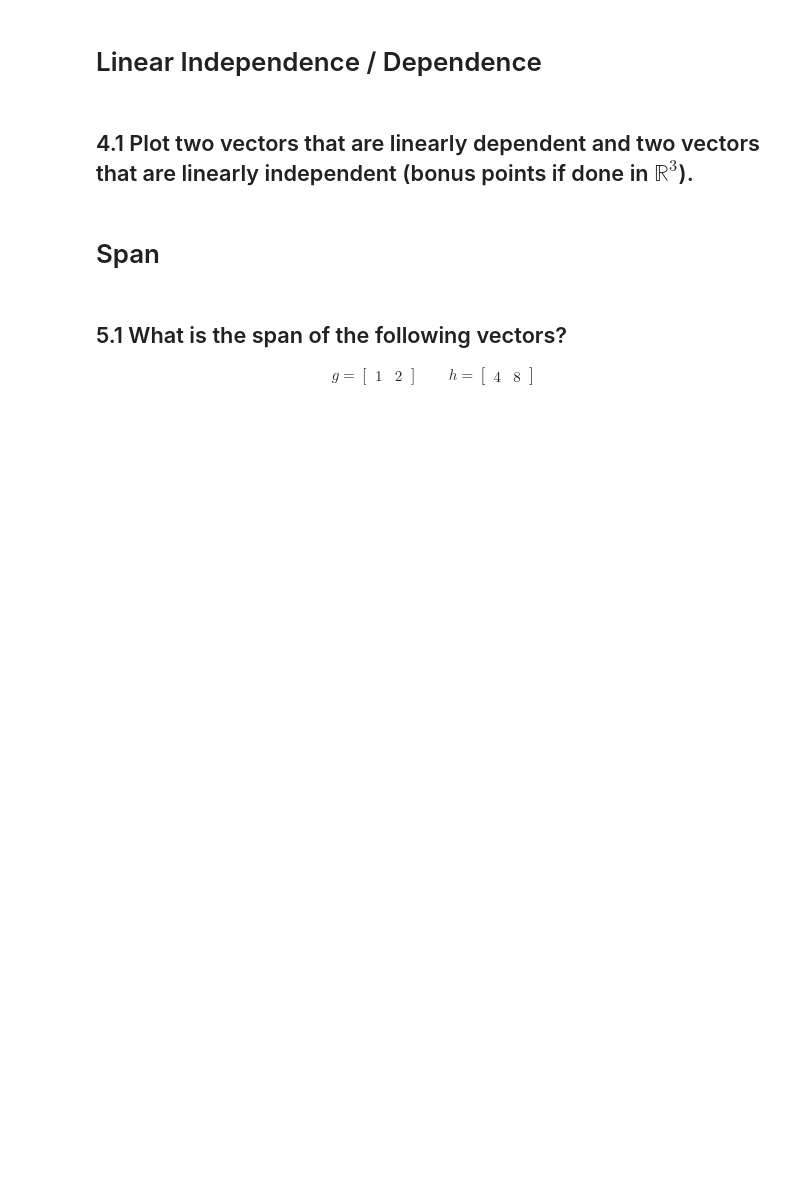
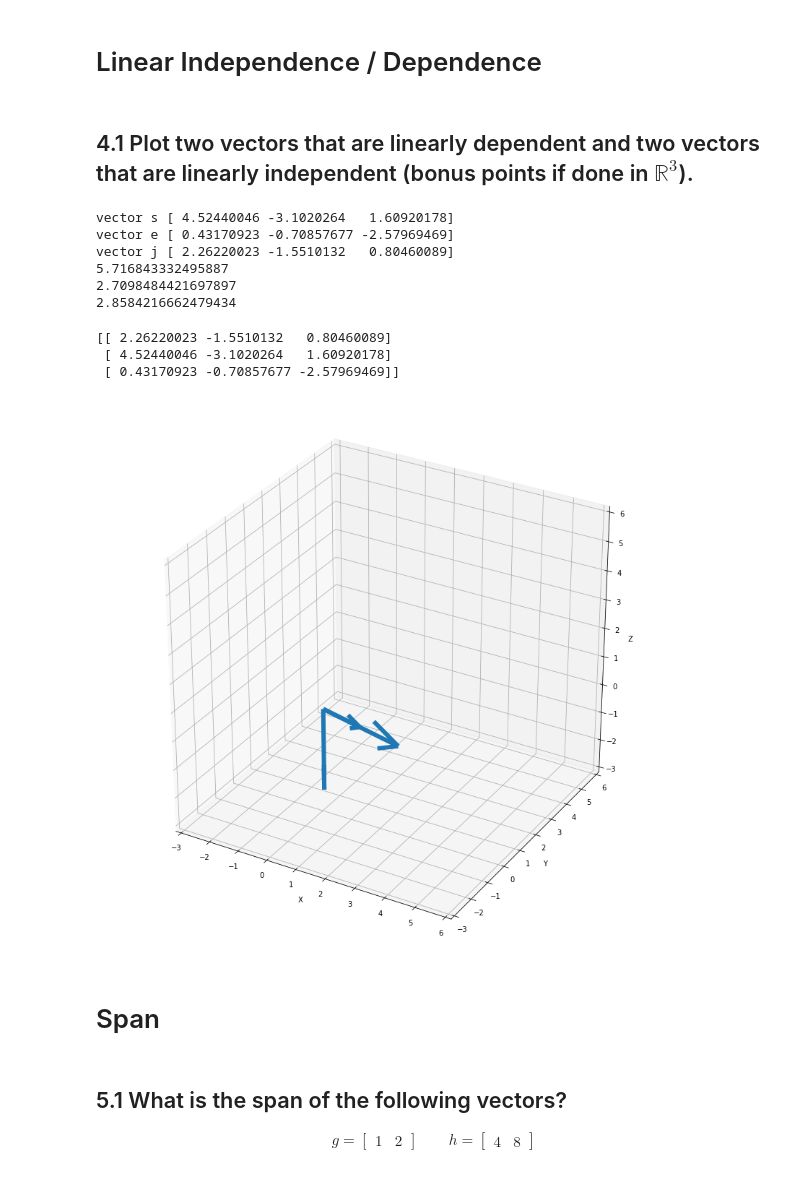
Before and after one commit to urenajose/DS-Unit-1-Sprint-3-Linear-Algebra, a Jupyter notebook: Jose_DS_132_Intermediate_Linear_Algebra_Assignment.ipynb, the cells around one changed output. Drawn from its saved outputs; the diff is of its cells as text; code cells hidden in the pictures; blank space fills up the shorter version.

```diff
--- a/Jose_DS_132_Intermediate_Linear_Algebra_Assignment.ipynb
+++ b/Jose_DS_132_Intermediate_Linear_Algebra_Assignment.ipynb
@@ -182,6 +275,42 @@ f = \begin{bmatrix} 4 & 12 & 11 & 9 & 2 \end{bmatrix}
 # Linear Independence / Dependence
 # %% [markdown]
 ## 4.1 Plot two vectors that are linearly dependent and two vectors that are linearly independent (bonus points if done in $\mathbb{R}^3$).
+# %%
+s = np.multiply(2,j)
+print ("vector s",s)
+e = np.multiply(4,o)
+print ("vector e",e)
+print("vector j",j)
+print(np.linalg.norm(s))
+print(np.linalg.norm(e))
+print(np.linalg.norm(j))
+# %% [output]
+vector s [ 4.52440046 -3.1020264   1.60920178]
+vector e [ 0.43170923 -0.70857677 -2.57969469]
+vector j [ 2.26220023 -1.5510132   0.80460089]
+5.716843332495887
+2.7098484421697897
+2.8584216662479434
+# %%
+fig = plt.figure(figsize=(14,14))
+ax = fig.add_subplot(111, projection='3d')
+perpendicular = np.array([j,s,e])
+U,V,W = zip(*perpendicular)
+colormap = cm.inferno
+print(perpendicular)
+ax.quiver(-3,5,-3,U,V,W , length=1, cmap='Reds', linewidth=6)
+ax.set_xlim([-3, 6])
+ax.set_ylim([-3, 6])
+ax.set_zlim([-3, 6])
+ax.set_xlabel('X')
+ax.set_ylabel('Y')
+ax.set_zlabel('Z')
+plt.show()
+# %% [output]
+[[ 2.26220023 -1.5510132   0.80460089]
+ [ 4.52440046 -3.1020264   1.60920178]
+ [ 0.43170923 -0.70857677 -2.57969469]]
+[figure, added]
 # %% [markdown]
 # Span
 # %% [markdown]
```
Also changed, not shown: parts of 14 cells of this notebook.
